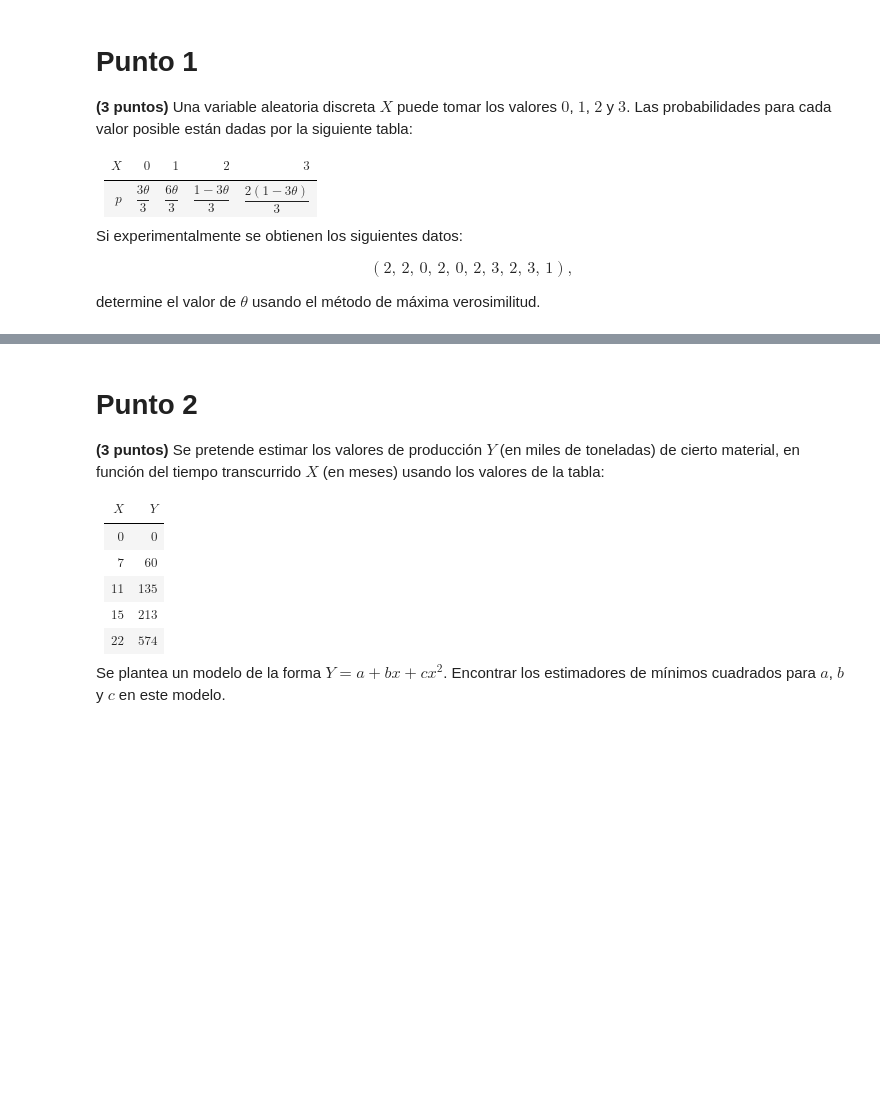
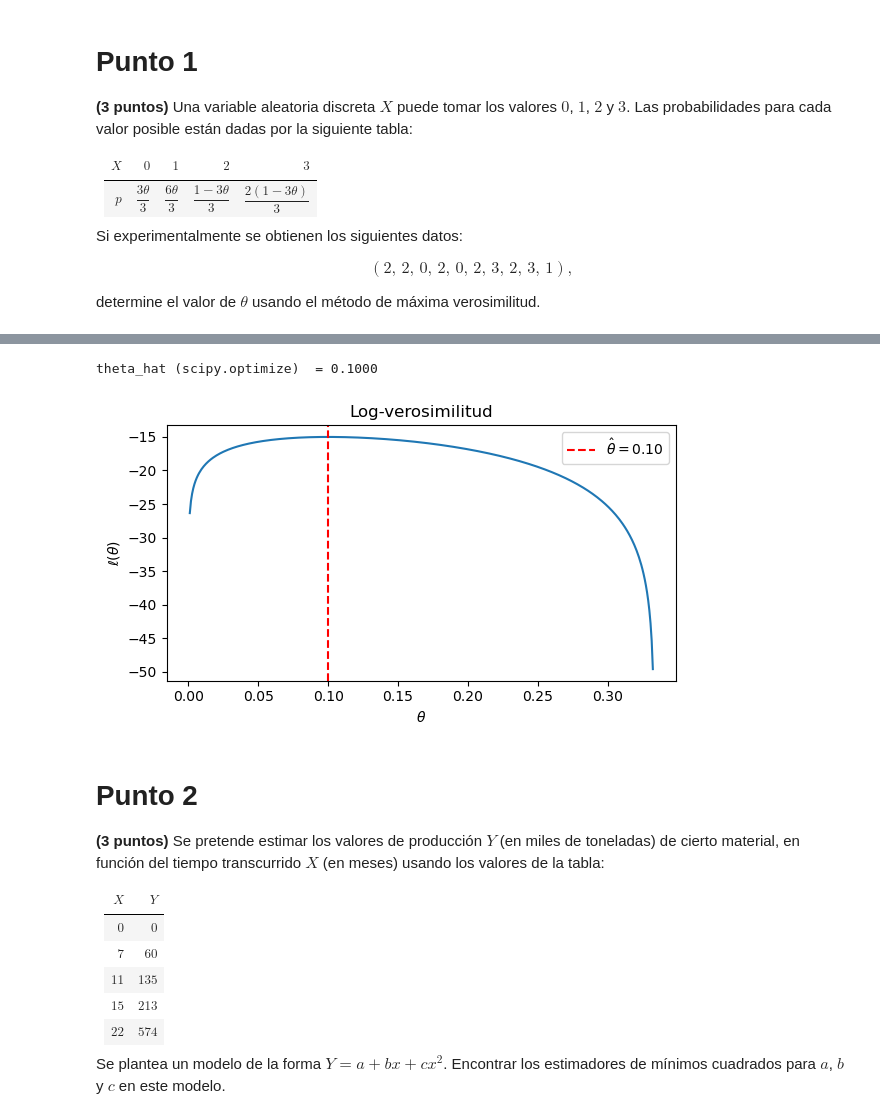
Before and after one commit to rodrigoenzohernandez/CEIA_peia, a Jupyter notebook: trabajos_practicos/TP_2.ipynb, the cells around one changed output, grey strips where cells are left out. Saved outputs shown, nothing was run; the diff lists cells and outputs as text; code cells hidden in the pictures; blank space fills up the shorter version.

```diff
--- a/trabajos_practicos/TP_2.ipynb
+++ b/trabajos_practicos/TP_2.ipynb
@@ -26,3 +134,37 @@ determine el valor de $\theta$ usando el método de máxima verosimilitud.
+# %%
+# Comprobación del Punto 1
+#
+# Usando scipy.optimize encontramos el theta que maximiza la log-verosimilitud
+
+import numpy as np
+import matplotlib.pyplot as plt
+from scipy.optimize import minimize_scalar
+
+muestra = np.array([2, 2, 0, 2, 0, 2, 3, 2, 3, 1])
+n0, n1, n2, n3 = np.bincount(muestra, minlength=4)   # conteos por valor
+
+def neg_log_verosimilitud(theta):
+    # -log L(theta); pmf del modelo: [theta, 2theta, (1-3theta)/3, 2(1-3theta)/3]
+    p = np.array([theta, 2*theta, (1 - 3*theta)/3, 2*(1 - 3*theta)/3])
+    return -(n0*np.log(p[0]) + n1*np.log(p[1]) + n2*np.log(p[2]) + n3*np.log(p[3]))
+
+# Maximizar log L  <=>  minimizar -log L, en el dominio válido (0, 1/3)
+res = minimize_scalar(neg_log_verosimilitud, bounds=(1e-6, 1/3 - 1e-6), method="bounded")
+theta_opt = res.x
+
+print(f"theta_hat (scipy.optimize)  = {theta_opt:.4f}")
+
+# Gráfico: log-verosimilitud y el máximo hallado por el optimizador
+th = np.linspace(1e-3, 1/3 - 1e-3, 400)
+plt.figure(figsize=(6, 3.5))
+plt.plot(th, -neg_log_verosimilitud(th))
+plt.axvline(theta_opt, color="red", ls="--", label=fr"$\hat\theta = {theta_opt:.2f}$")
+plt.xlabel(r"$\theta$"); plt.ylabel(r"$\ell(\theta)$")
+plt.title("Log-verosimilitud"); plt.legend()
+plt.tight_layout(); plt.show()
+# %% [output]
+theta_hat (scipy.optimize)  = 0.1000
+[figure, added]
 # %% [markdown]
 # Punto 2
 
```
Also changed, not shown: parts of 8 cells of this notebook.
